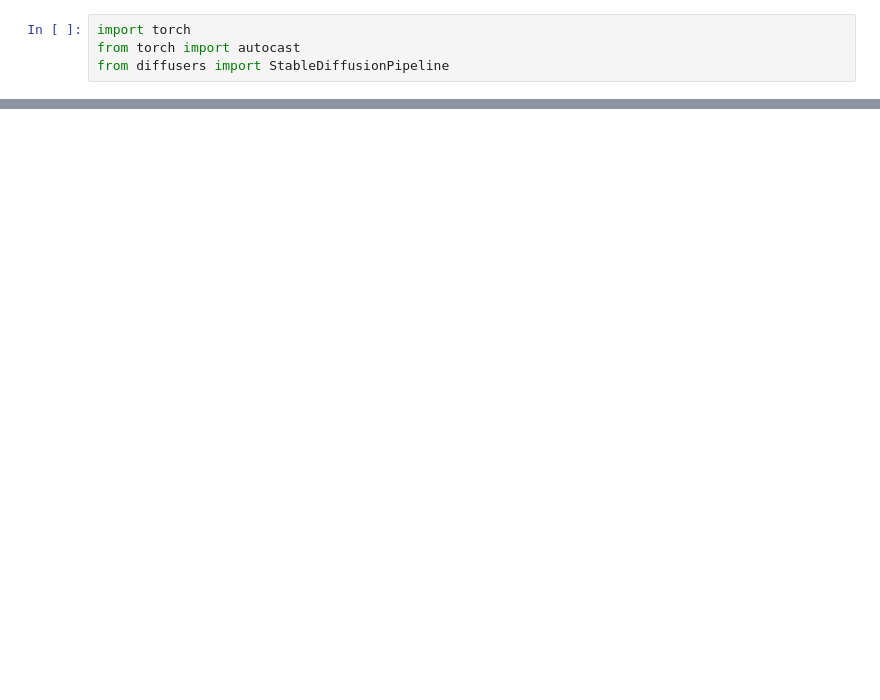
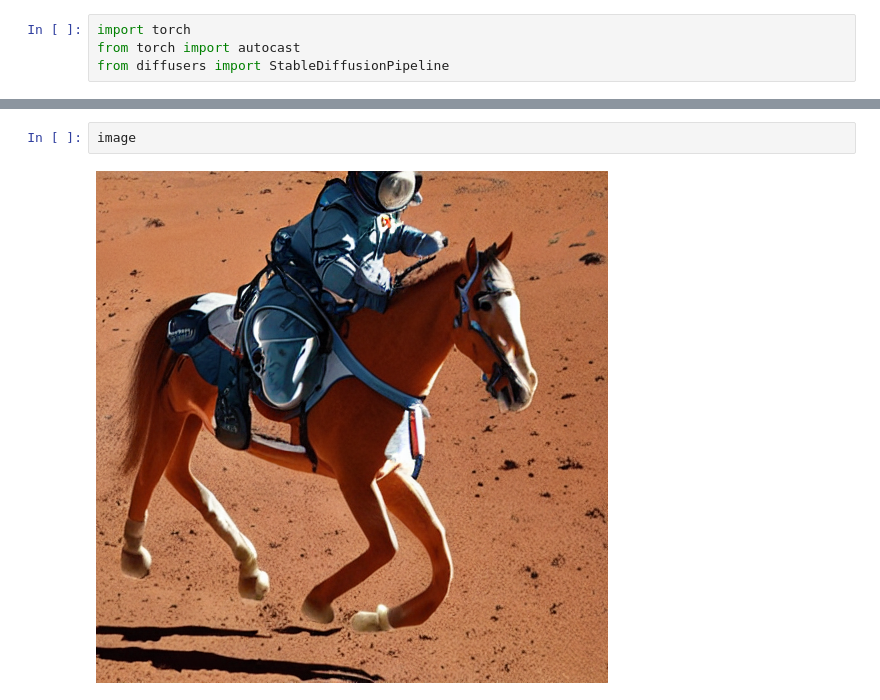
Before and after one commit to suhasshrinivasan/task-transfer, a Jupyter notebook: experiments/dj/stable_diffusion.ipynb, the cells around one changed output, grey strips where cells are left out. Drawn from its saved outputs; the diff is of its cells as text; blank space fills up the shorter version.

```diff
--- a/experiments/dj/stable_diffusion.ipynb
+++ b/experiments/dj/stable_diffusion.ipynb
@@ -24,0 +38,4 @@ RuntimeError: No CUDA GPUs are available
+# %%
+image
+# %% [output]
+[figure, added]
```
Also changed, not shown: parts of 6 cells of this notebook, 16 other files.
